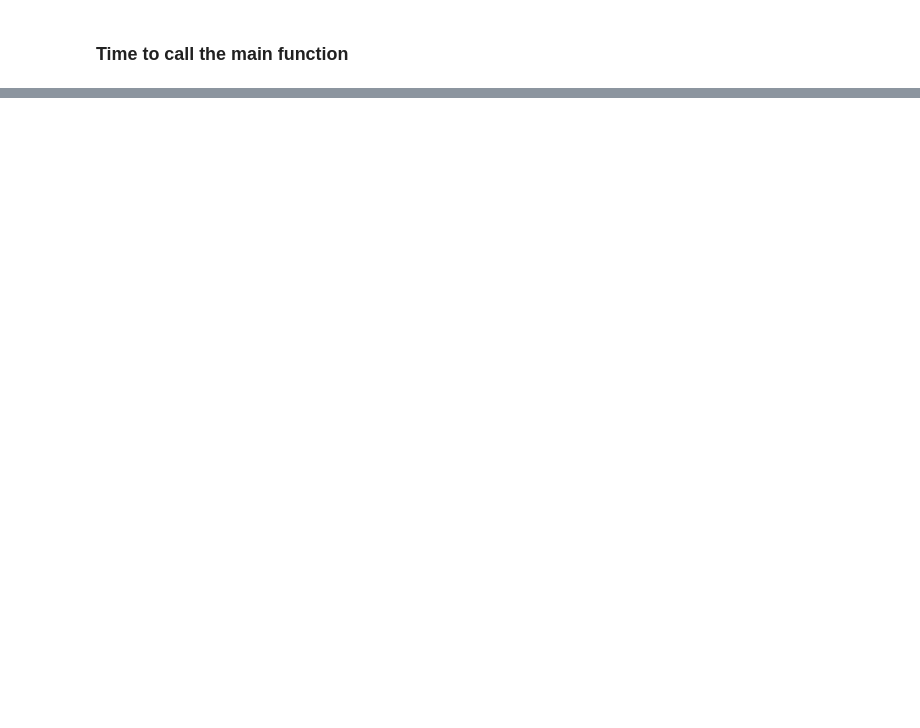
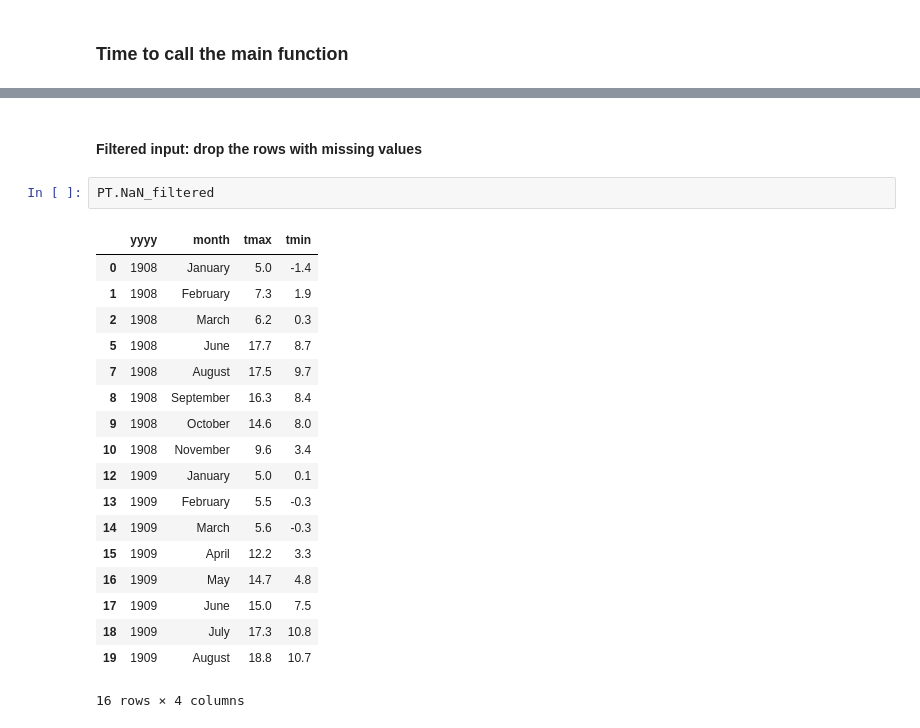
Before and after one commit to Devang-25/codeRiddles, a Jupyter notebook: hacker_rank/expansion-challenge/temperature_prediction_sample.ipynb, the cells around one changed output, grey strips where cells are left out. Drawn from its saved outputs; the diff is of its cells as text; blank space fills up the shorter version.

```diff
--- a/hacker_rank/expansion-challenge/temperature_prediction_sample.ipynb
+++ b/hacker_rank/expansion-challenge/temperature_prediction_sample.ipynb
@@ -118,0 +156,23 @@ tmin     5.073684
+# %% [markdown]
+#### Filtered input: drop the rows with missing values
+# %%
+PT.NaN_filtered
+# %% [output]
+|  | yyyy | month | tmax | tmin |
+| 0 | 1908 | January | 5.0 | -1.4 |
+| 1 | 1908 | February | 7.3 | 1.9 |
+| 2 | 1908 | March | 6.2 | 0.3 |
+| 5 | 1908 | June | 17.7 | 8.7 |
+| 7 | 1908 | August | 17.5 | 9.7 |
+| 8 | 1908 | September | 16.3 | 8.4 |
+| 9 | 1908 | October | 14.6 | 8.0 |
+| 10 | 1908 | November | 9.6 | 3.4 |
+| 12 | 1909 | January | 5.0 | 0.1 |
+| 13 | 1909 | February | 5.5 | -0.3 |
+| 14 | 1909 | March | 5.6 | -0.3 |
+| 15 | 1909 | April | 12.2 | 3.3 |
+| 16 | 1909 | May | 14.7 | 4.8 |
+| 17 | 1909 | June | 15.0 | 7.5 |
+| 18 | 1909 | July | 17.3 | 10.8 |
+| 19 | 1909 | August | 18.8 | 10.7 |
+16 rows × 4 columns
```
Also changed, not shown: parts of 16 cells of this notebook.
